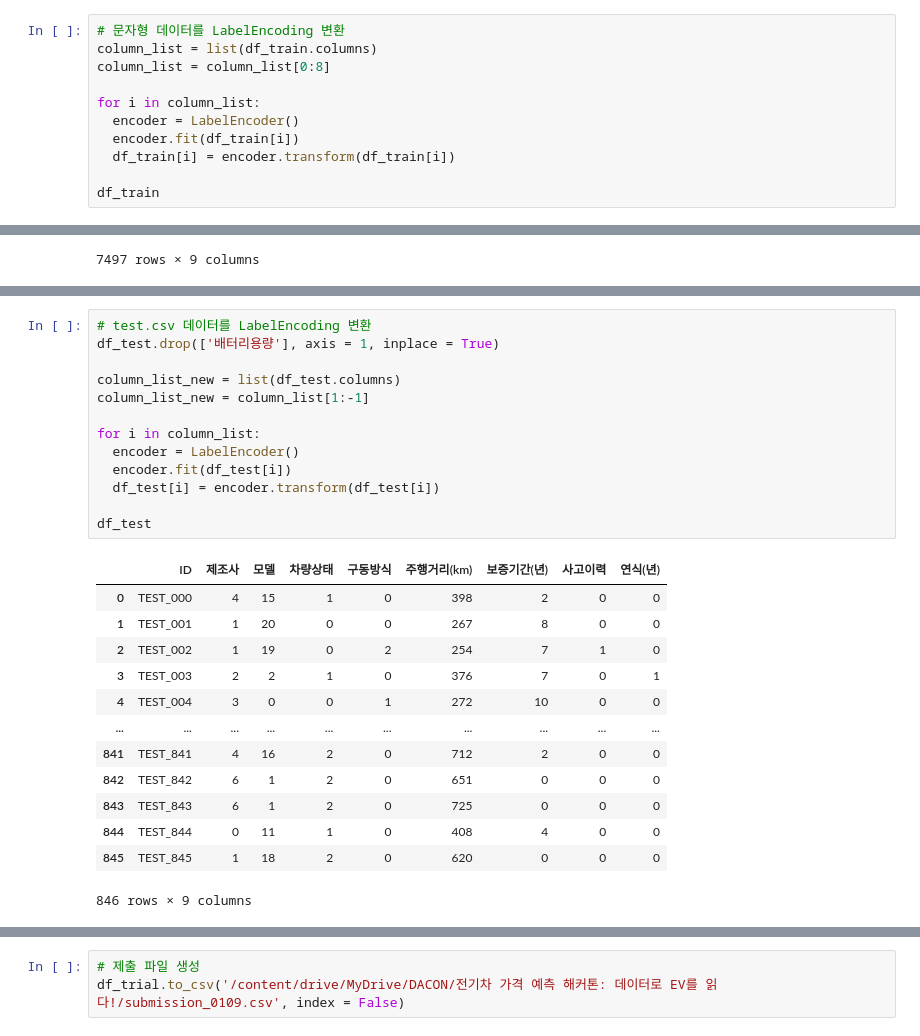
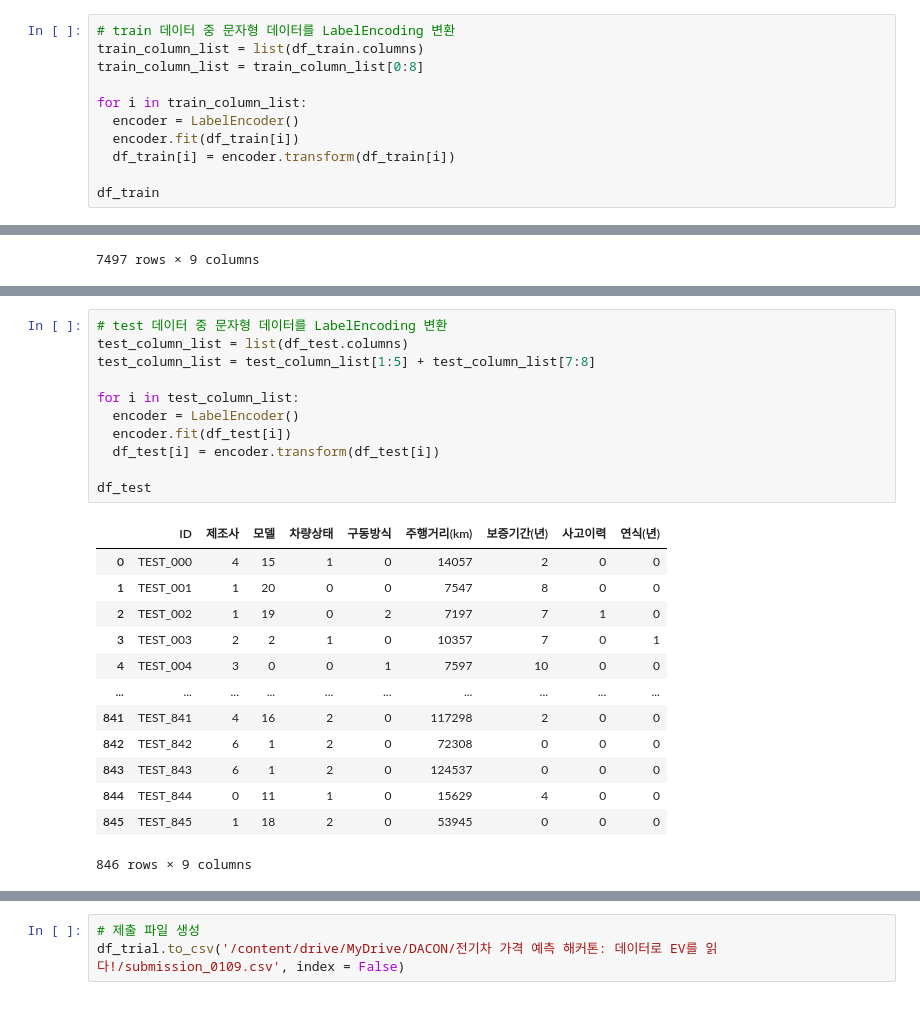
Before and after one commit to jeyday/DACON_Prediction_for_EVPrice, a Jupyter notebook: Prediction for EVPrice.ipynb, the cells around one changed output, grey strips where cells are left out. Cells and saved outputs as stored; diff of their text form.

```diff
--- a/Prediction for EVPrice.ipynb
+++ b/Prediction for EVPrice.ipynb
@@ -65,11 +66,11 @@ df_train
 | 7496 | T사 | MY | Pre-Owned | AWD | 80215 | 0 | No | 0 | 74.06 |
 7497 rows × 9 columns
 # %%
-# 문자형 데이터를 LabelEncoding 변환
-column_list = list(df_train.columns)
-column_list = column_list[0:8]
+# train 데이터 중 문자형 데이터를 LabelEncoding 변환
+train_column_list = list(df_train.columns)
+train_column_list = train_column_list[0:8]
 
-for i in column_list:
+for i in train_column_list:
   encoder = LabelEncoder()
   encoder.fit(df_train[i])
   df_train[i] = encoder.transform(df_train[i])
@@ -112,29 +152,27 @@ RMSE Score: 1.4634575984261655
 # %%
-# test.csv 데이터를 LabelEncoding 변환
-df_test.drop(['배터리용량'], axis = 1, inplace = True)
+# test 데이터 중 문자형 데이터를 LabelEncoding 변환
+test_column_list = list(df_test.columns)
+test_column_list = test_column_list[1:5] + test_column_list[7:8]
 
-column_list_new = list(df_test.columns)
-column_list_new = column_list[1:-1]
-
-for i in column_list:
+for i in test_column_list:
   encoder = LabelEncoder()
   encoder.fit(df_test[i])
   df_test[i] = encoder.transform(df_test[i])
 
 df_test
 # %% [output]
 |  | ID | 제조사 | 모델 | 차량상태 | 구동방식 | 주행거리(km) | 보증기간(년) | 사고이력 | 연식(년) |
-| 0 | TEST_000 | 4 | 15 | 1 | 0 | 398 | 2 | 0 | 0 |
-| 1 | TEST_001 | 1 | 20 | 0 | 0 | 267 | 8 | 0 | 0 |
-| 2 | TEST_002 | 1 | 19 | 0 | 2 | 254 | 7 | 1 | 0 |
-| 3 | TEST_003 | 2 | 2 | 1 | 0 | 376 | 7 | 0 | 1 |
-| 4 | TEST_004 | 3 | 0 | 0 | 1 | 272 | 10 | 0 | 0 |
+| 0 | TEST_000 | 4 | 15 | 1 | 0 | 14057 | 2 | 0 | 0 |
+| 1 | TEST_001 | 1 | 20 | 0 | 0 | 7547 | 8 | 0 | 0 |
+| 2 | TEST_002 | 1 | 19 | 0 | 2 | 7197 | 7 | 1 | 0 |
+| 3 | TEST_003 | 2 | 2 | 1 | 0 | 10357 | 7 | 0 | 1 |
+| 4 | TEST_004 | 3 | 0 | 0 | 1 | 7597 | 10 | 0 | 0 |
 | ... | ... | ... | ... | ... | ... | ... | ... | ... | ... |
-| 841 | TEST_841 | 4 | 16 | 2 | 0 | 712 | 2 | 0 | 0 |
-| 842 | TEST_842 | 6 | 1 | 2 | 0 | 651 | 0 | 0 | 0 |
-| 843 | TEST_843 | 6 | 1 | 2 | 0 | 725 | 0 | 0 | 0 |
-| 844 | TEST_844 | 0 | 11 | 1 | 0 | 408 | 4 | 0 | 0 |
-| 845 | TEST_845 | 1 | 18 | 2 | 0 | 620 | 0 | 0 | 0 |
+| 841 | TEST_841 | 4 | 16 | 2 | 0 | 117298 | 2 | 0 | 0 |
+| 842 | TEST_842 | 6 | 1 | 2 | 0 | 72308 | 0 | 0 | 0 |
+| 843 | TEST_843 | 6 | 1 | 2 | 0 | 124537 | 0 | 0 | 0 |
+| 844 | TEST_844 | 0 | 11 | 1 | 0 | 15629 | 4 | 0 | 0 |
+| 845 | TEST_845 | 1 | 18 | 2 | 0 | 53945 | 0 | 0 | 0 |
 846 rows × 9 columns
 # %%
 # 학습된 모델을 이용한 가격 예측
```
Also changed, not shown: parts of 6 cells of this notebook.
